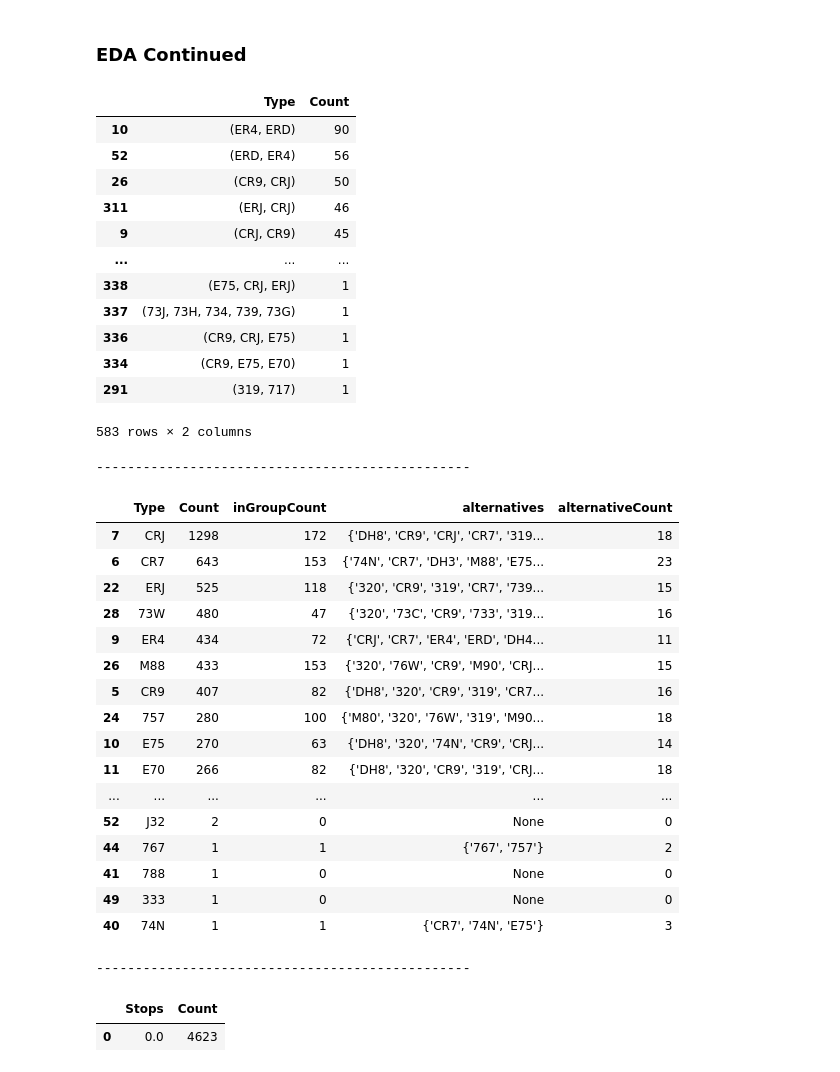
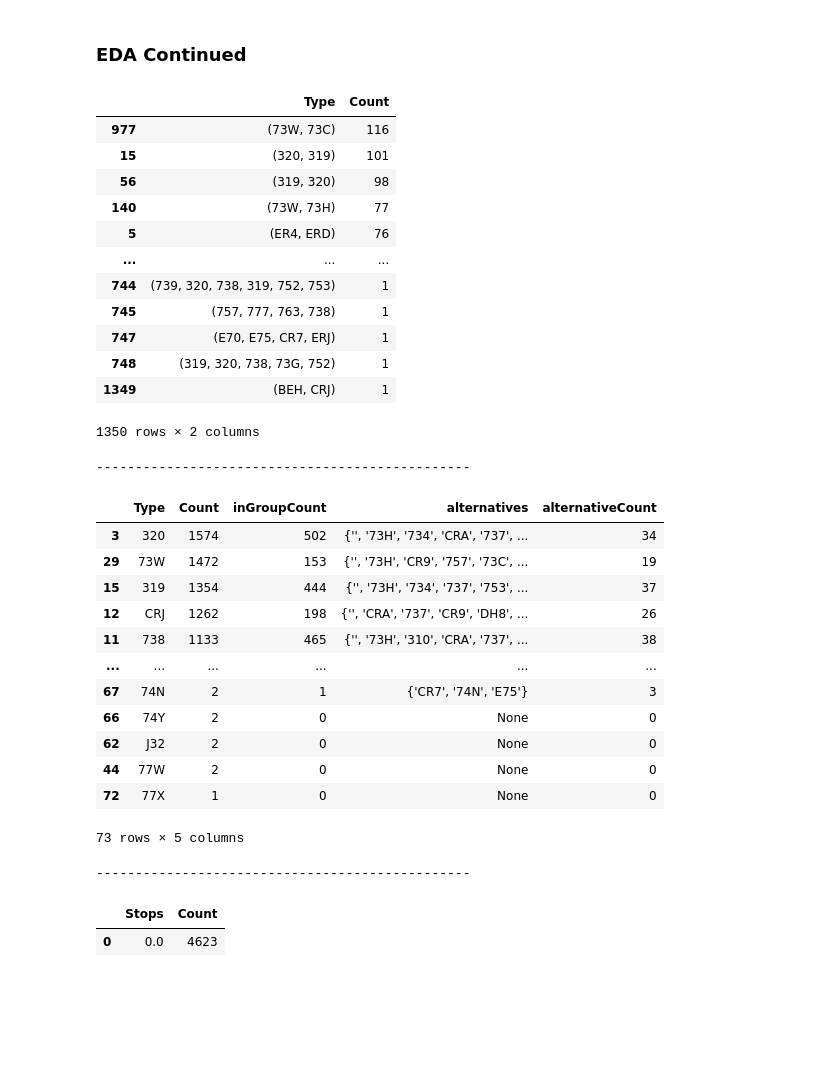
Before and after one commit to GregThomas88/DSCI-2025-D, a Jupyter notebook: EDA/KarlaEDA.ipynb, the cells around one changed output. Drawn from its saved outputs; the diff is of its cells as text; code cells hidden in the pictures; blank space fills up the shorter version.

```diff
--- a/EDA/KarlaEDA.ipynb
+++ b/EDA/KarlaEDA.ipynb
@@ -13,6 +13,7 @@ import collections
 import plotly.express as px
 import plotly.graph_objects as go
 import country_converter as coco
+from gensim.models import Word2Vec
 
 airline = pd.read_csv('../data/openFlightsRaw/airline.csv')
 airports = pd.read_csv('../data/openFlightsRaw/airports.csv')
@@ -20,6 +21,7 @@ countries = pd.read_csv('../data/openFlightsRaw/countries.csv')
 planes = pd.read_csv('../data/openFlightsRaw/planes.csv')
 routes = pd.read_csv('../data/openFlightsRaw/routes.csv')
 routesDist = pd.read_csv('../data/routesDist.csv')
+usClean2 = pd.read_csv('../data/usRoutesClean2.csv')
 # %% [markdown]
 #### **Data Inspection**
 In the next block of code, I am going to gather the following information from the datasets:
@@ -271,7 +271,7 @@ airports_by_freq.show()
 usRoutesDist = routesDist.where((routesDist["SRCCTRY"] == 'United States') & (routesDist["DESTINCTRY"] == 'United States'))
 usRoutesDist = usRoutesDist.dropna()
 
-routePlanes = usRoutesDist['EQPT'].astype(str)
+routePlanes = usClean2['EQPT'].astype(str)
 routeStops = usRoutesDist['STOPS']
 planeType = []
 planeGroups = []
@@ -299,61 +299,62 @@ planeTypeCount['alternativeCount'] = None
 planeTypeCount = planeTypeCount.sort_values(by='Count', ascending=False)
 
 stopsNumberCount = pd.DataFrame.from_dict(stopsNumberCount, orient='index').reset_index()
 stopsNumberCount = stopsNumberCount.rename(columns={'index':'Stops', 0:'Count'})
 
 for i in range(len(planeTypeCount)):
     inGroupCount = 0
     group = []
     for j in range(len(planeGroupCount)):
         if planeTypeCount['Type'][i] in planeGroupCount['Type'][j]:
             inGroupCount += 1
             group += planeGroupCount['Type'][j]
     group = set(group)
     planeTypeCount.loc[i, "alternatives"] = str(group)
     planeTypeCount.loc[i, "alternativeCount"] = len(group)
     planeTypeCount.loc[i, "inGroupCount"] = inGroupCount
 
 planeTypeCount['alternatives'] = planeTypeCount['alternatives'].replace("set()", None)
 planeTypeCount = planeTypeCount.sort_values(by='Count', ascending=False)
 
 display(planeGroupCount)
 print('------------------------------------------------')
 display(planeTypeCount)
 print('------------------------------------------------')
 display(stopsNumberCount)
+
+planeEncoding = pd.DataFrame()
+planeEncoding["Name"] = planeTypeCount["Type"]
+planeEncoding["word2Vec"] = [[] for _ in range(len(planeEncoding))]
+planeEncoding.reset_index(drop = True, inplace=True)
 # %% [output]
 |  | Type | Count |
-| 10 | (ER4, ERD) | 90 |
-| 52 | (ERD, ER4) | 56 |
-| 26 | (CR9, CRJ) | 50 |
-| 311 | (ERJ, CRJ) | 46 |
-| 9 | (CRJ, CR9) | 45 |
+| 977 | (73W, 73C) | 116 |
+| 15 | (320, 319) | 101 |
+| 56 | (319, 320) | 98 |
+| 140 | (73W, 73H) | 77 |
+| 5 | (ER4, ERD) | 76 |
 | ... | ... | ... |
-| 338 | (E75, CRJ, ERJ) | 1 |
-| 337 | (73J, 73H, 734, 739, 73G) | 1 |
-| 336 | (CR9, CRJ, E75) | 1 |
-| 334 | (CR9, E75, E70) | 1 |
-| 291 | (319, 717) | 1 |
+| 744 | (739, 320, 738, 319, 752, 753) | 1 |
+| 745 | (757, 777, 763, 738) | 1 |
+| 747 | (E70, E75, CR7, ERJ) | 1 |
+| 748 | (319, 320, 738, 73G, 752) | 1 |
+| 1349 | (BEH, CRJ) | 1 |
-583 rows × 2 columns
+1350 rows × 2 columns
 ------------------------------------------------
 |  | Type | Count | inGroupCount | alternatives | alternativeCount |
-| 7 | CRJ | 1298 | 172 | {'DH8', 'CR9', 'CRJ', 'CR7', '319... | 18 |
-| 6 | CR7 | 643 | 153 | {'74N', 'CR7', 'DH3', 'M88', 'E75... | 23 |
-| 22 | ERJ | 525 | 118 | {'320', 'CR9', '319', 'CR7', '739... | 15 |
-| 28 | 73W | 480 | 47 | {'320', '73C', 'CR9', '733', '319... | 16 |
-| 9 | ER4 | 434 | 72 | {'CRJ', 'CR7', 'ER4', 'ERD', 'DH4... | 11 |
-| 26 | M88 | 433 | 153 | {'320', '76W', 'CR9', 'M90', 'CRJ... | 15 |
-| 5 | CR9 | 407 | 82 | {'DH8', '320', 'CR9', '319', 'CR7... | 16 |
-| 24 | 757 | 280 | 100 | {'M80', '320', '76W', '319', 'M90... | 18 |
-| 10 | E75 | 270 | 63 | {'DH8', '320', '74N', 'CR9', 'CRJ... | 14 |
-| 11 | E70 | 266 | 82 | {'DH8', '320', 'CR9', '319', 'CRJ... | 18 |
+| 3 | 320 | 1574 | 502 | {'', '73H', '734', 'CRA', '737', ... | 34 |
+| 29 | 73W | 1472 | 153 | {'', '73H', 'CR9', '757', '73C', ... | 19 |
+| 15 | 319 | 1354 | 444 | {'', '73H', '734', '737', '753', ... | 37 |
+| 12 | CRJ | 1262 | 198 | {'', 'CRA', '737', 'CR9', 'DH8', ... | 26 |
+| 11 | 738 | 1133 | 465 | {'', '73H', '310', 'CRA', '737', ... | 38 |
 | ... | ... | ... | ... | ... | ... |
-| 52 | J32 | 2 | 0 | None | 0 |
-| 44 | 767 | 1 | 1 | {'767', '757'} | 2 |
-| 41 | 788 | 1 | 0 | None | 0 |
-| 49 | 333 | 1 | 0 | None | 0 |
-| 40 | 74N | 1 | 1 | {'CR7', '74N', 'E75'} | 3 |
+| 67 | 74N | 2 | 1 | {'CR7', '74N', 'E75'} | 3 |
+| 66 | 74Y | 2 | 0 | None | 0 |
+| 62 | J32 | 2 | 0 | None | 0 |
+| 44 | 77W | 2 | 0 | None | 0 |
+| 72 | 77X | 1 | 0 | None | 0 |
-------------------------------------------------
+73 rows × 5 columns
+------------------------------------------------
 |  | Stops | Count |
 | 0 | 0.0 | 4623 |
 # %%
```
Also changed, not shown: parts of 2 cells of this notebook.
